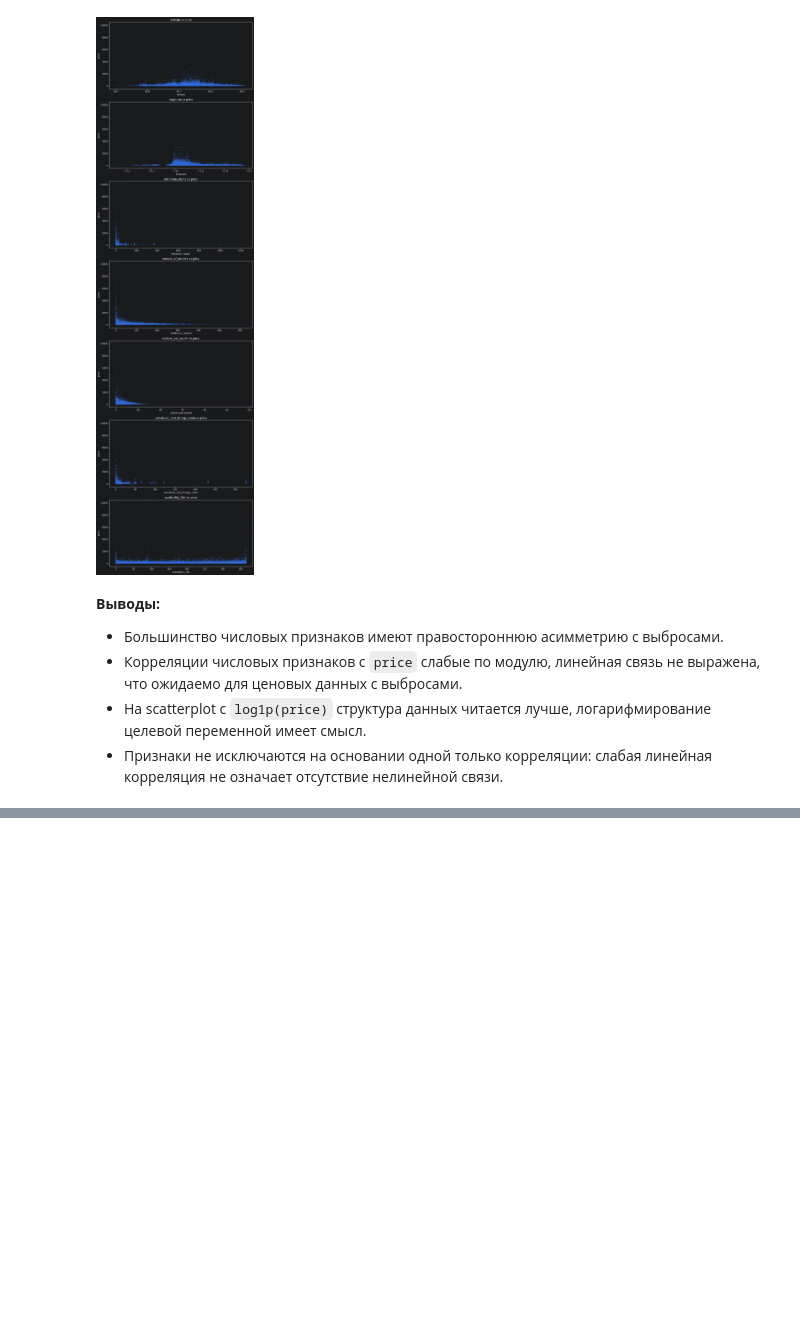
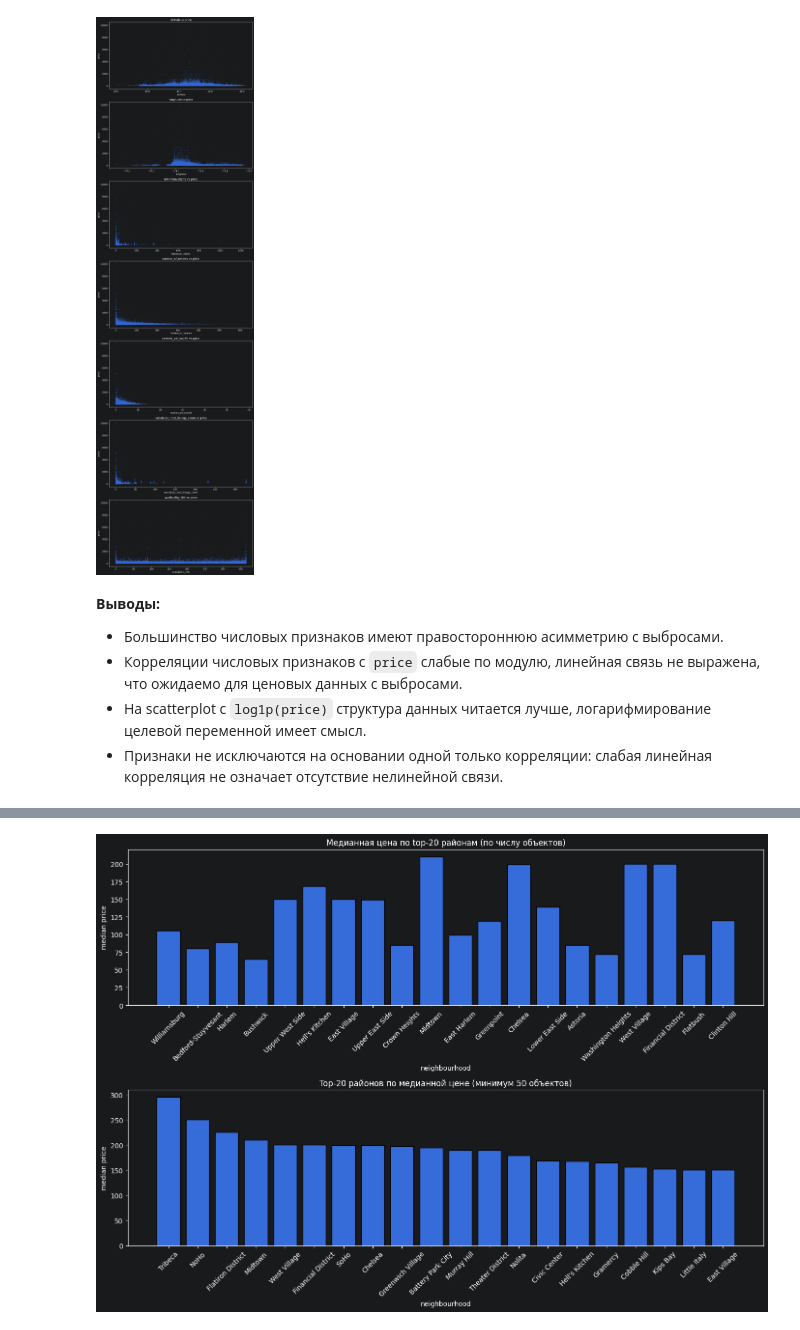
Before and after one commit to togoltsova/ML-Basic, a Jupyter notebook: homework_10/homework_10_fix.ipynb, the cells around one changed output, grey strips where cells are left out. Cells and saved outputs as stored; diff of their text form; code cells hidden in the pictures; blank space fills up the shorter version.

```diff
--- a/homework_10/homework_10_fix.ipynb
+++ b/homework_10/homework_10_fix.ipynb
@@ -348,0 +433,16 @@ plt.show()
+# %%
+# Анализ neighbourhood. Агрегированная таблица по районам
+neighbourhood_stats = data.groupby('neighbourhood')['price'].agg(
+    count='count',
+    mean='mean',
+    median='median'
+).round(2)
+
+print(f'Всего уникальных районов: {len(neighbourhood_stats)}')
+print()
+print('Top-10 по количеству объектов:')
+print(neighbourhood_stats.sort_values('count', ascending=False).head(10))
+print()
+print('Top-10 по медианной цене (минимум 50 объектов):')
+print(neighbourhood_stats[neighbourhood_stats['count'] >= 50]
+      .sort_values('median', ascending=False).head(10))
@@ -348,0 +467,26 @@ plt.show()
+# %%
+# Визуализация: top-20 районов по числу наблюдений
+top20_by_count = neighbourhood_stats.sort_values('count', ascending=False).head(20)
+
+fig, axes = plt.subplots(2, 1, figsize=(14, 10))
+
+# Медианная цена по top-20 районам
+axes[0].bar(top20_by_count.index, top20_by_count['median'], edgecolor='black')
+axes[0].set_title('Медианная цена по top-20 районам (по числу объектов)')
+axes[0].set_xlabel('neighbourhood')
+axes[0].set_ylabel('median price')
+axes[0].tick_params(axis='x', rotation=45)
+
+# Top-20 районов по медианной цене (≥50 объектов)
+top20_by_price = (neighbourhood_stats[neighbourhood_stats['count'] >= 50]
+                  .sort_values('median', ascending=False).head(20))
+axes[1].bar(top20_by_price.index, top20_by_price['median'], edgecolor='black')
+axes[1].set_title('Top-20 районов по медианной цене (минимум 50 объектов)')
+axes[1].set_xlabel('neighbourhood')
+axes[1].set_ylabel('median price')
+axes[1].tick_params(axis='x', rotation=45)
+
+plt.tight_layout()
+plt.show()
+# %% [output]
+[figure, added]
```
Also changed, not shown: parts of 15 cells of this notebook.
